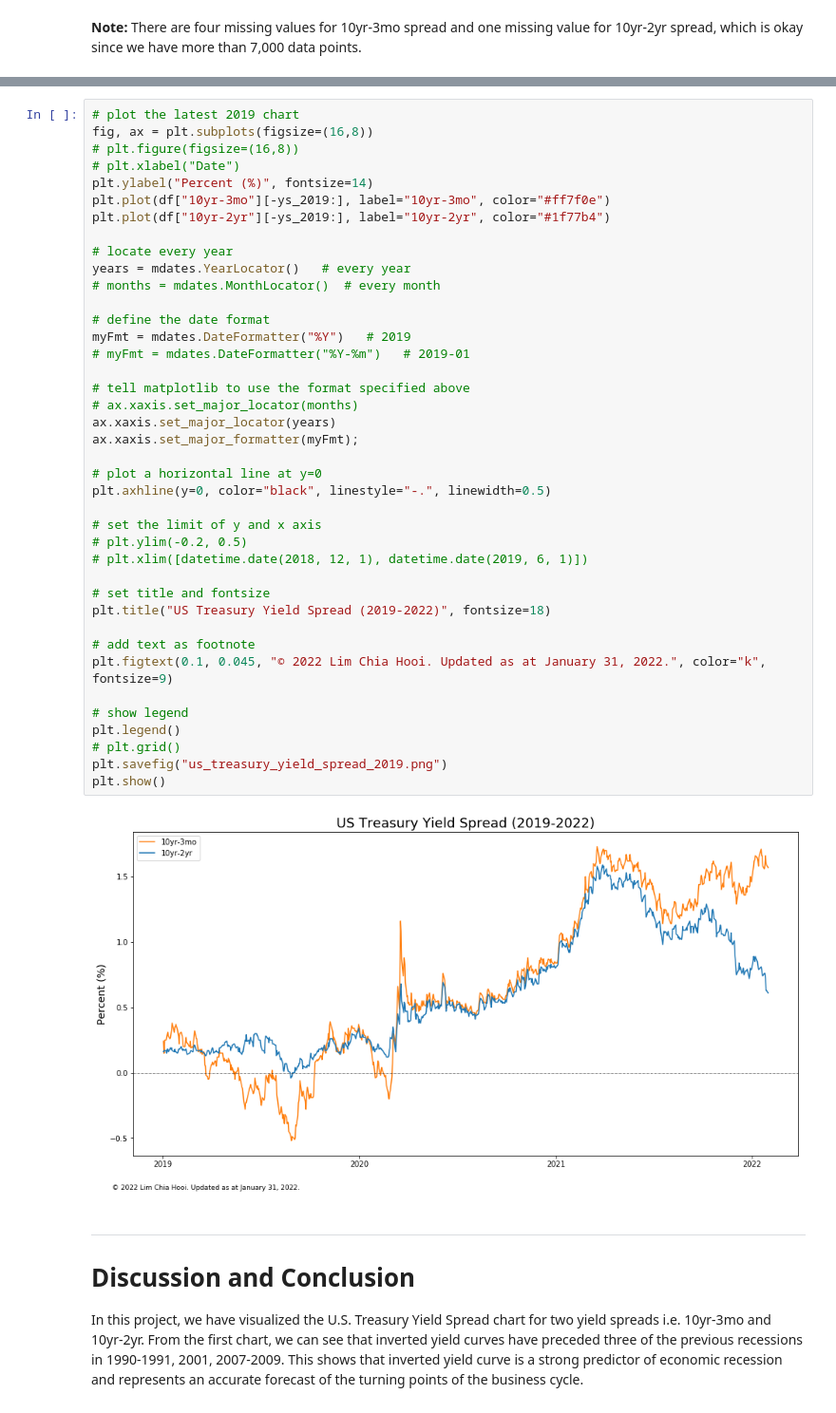
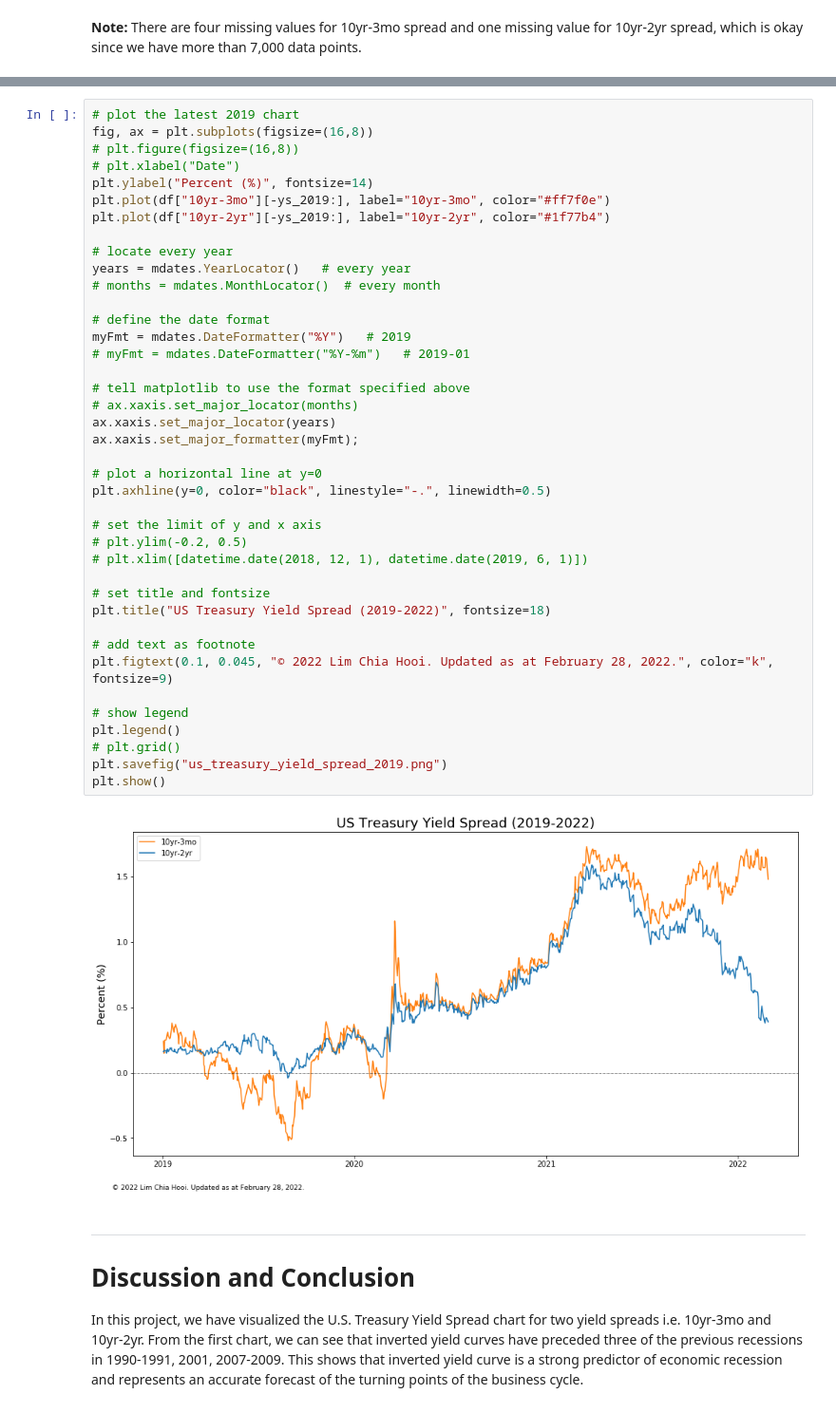
Before and after one commit to limchiahooi/us-treasury-yield-spread, a Jupyter notebook: us-treasury-yield-spread.ipynb, the cells around one changed output, grey strips where cells are left out. Shown at 95% size. Drawn from its saved outputs; the diff is of its cells as text.

```diff
--- a/us-treasury-yield-spread.ipynb
+++ b/us-treasury-yield-spread.ipynb
@@ -387,35 +387,35 @@ plt.plot(df["10yr-2yr"][-ys_2019:], label="10yr-2yr", color="#1f77b4")
 years = mdates.YearLocator()   # every year
 # months = mdates.MonthLocator()  # every month
 
 # define the date format
 myFmt = mdates.DateFormatter("%Y")   # 2019
 # myFmt = mdates.DateFormatter("%Y-%m")   # 2019-01
 
 # tell matplotlib to use the format specified above
 # ax.xaxis.set_major_locator(months)
 ax.xaxis.set_major_locator(years)
 ax.xaxis.set_major_formatter(myFmt);
 
 # plot a horizontal line at y=0
 plt.axhline(y=0, color="black", linestyle="-.", linewidth=0.5)
 
 # set the limit of y and x axis
 # plt.ylim(-0.2, 0.5)
 # plt.xlim([datetime.date(2018, 12, 1), datetime.date(2019, 6, 1)])
 
 # set title and fontsize
 plt.title("US Treasury Yield Spread (2019-2022)", fontsize=18)
 
 # add text as footnote
-plt.figtext(0.1, 0.045, "© 2022 Lim Chia Hooi. Updated as at January 31, 2022.", color="k", fontsize=9)
+plt.figtext(0.1, 0.045, "© 2022 Lim Chia Hooi. Updated as at February 28, 2022.", color="k", fontsize=9)
 
 # show legend
 plt.legend()
 # plt.grid()
 plt.savefig("us_treasury_yield_spread_2019.png")
 plt.show()
 # %% [output]
-[figure, old version]
+[figure, new version]
 # %% [markdown]
 ---
 # <a name="conclusion">Discussion and Conclusion</a>
```
Also changed, not shown: parts of 10 cells of this notebook, 3 other files.
